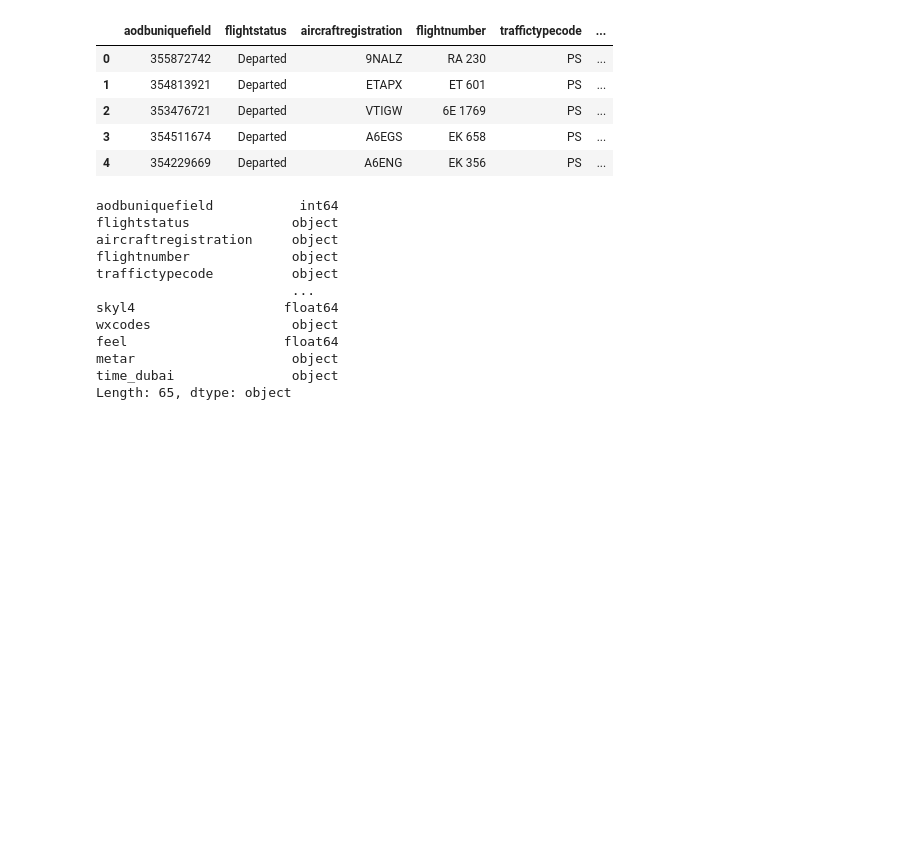
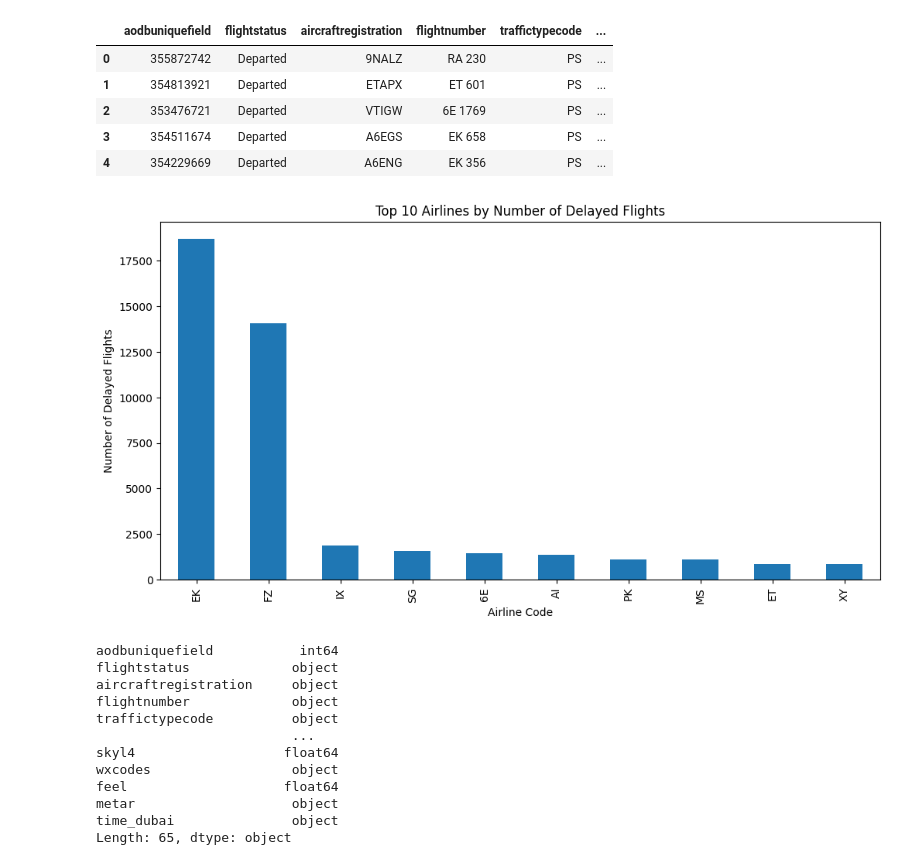
Before and after one commit to abdussaboor98/MLR570-Project, a Jupyter notebook: data preprocessing timeseries.ipynb, the cells around one changed output. Cells and saved outputs as stored; diff of their text form; code cells hidden in the pictures; blank space fills up the shorter version.

```diff
--- a/data preprocessing timeseries.ipynb
+++ b/data preprocessing timeseries.ipynb
@@ -63,6 +63,24 @@ flight_data_train.head()
 | 2 | 353476721 | Departed | VTIGW | 6E 1769 | PS | ... |
 | 3 | 354511674 | Departed | A6EGS | EK 658 | PS | ... |
 | 4 | 354229669 | Departed | A6ENG | EK 356 | PS | ... |
+# %%
+import matplotlib.pyplot as plt
+
+# Filter delayed flights
+delayed_flights = flight_data_train[flight_data_train['finalflightstatus'] == 'Delayed']
+
+# Count the number of delayed flights per airline and take the top 10
+delayed_flights_per_airline = delayed_flights['airlinecode_iata'].value_counts().nlargest(10)
+
+# Plot the number of delayed flights per airline
+plt.figure(figsize=(12, 6))
+delayed_flights_per_airline.plot(kind='bar')
+plt.xlabel('Airline Code')
+plt.ylabel('Number of Delayed Flights')
+plt.title('Top 10 Airlines by Number of Delayed Flights')
+plt.show()
+# %% [output]
+[figure, added]
 # %%
 columns_to_drop = [
     "aodbuniquefield",
```
Also changed, not shown: parts of 1 cell of this notebook, 22 other files.
